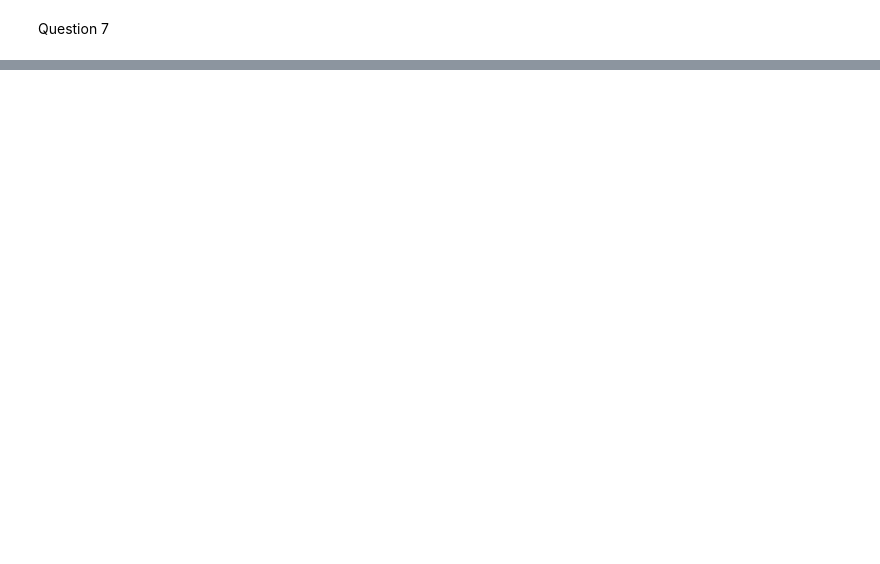
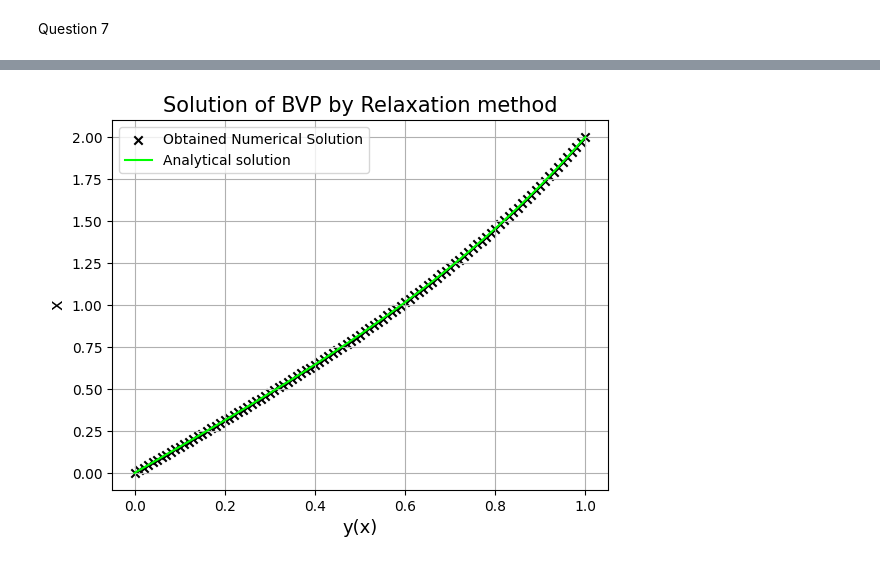
Before and after one commit to MayureshKanagal/Computational1, a Jupyter notebook: A2/A2(07).ipynb, the cells around one changed output, grey strips where cells are left out. Drawn from its saved outputs; the diff is of its cells as text; code cells hidden in the pictures; blank space fills up the shorter version.

```diff
--- a/A2/A2(07).ipynb
+++ b/A2/A2(07).ipynb
@@ -49,0 +50,77 @@ plt.show()
+# %%
+import numpy as np
+import matplotlib.pyplot as plt
+from scipy.sparse import diags
+# Range of values
+a = 0.0
+b = 1.0
+# Boundary Values
+y_a = 0.0
+y_b = 2.0
+n = 99 # Number of solution points
+h = (b-a)/(n+1)
+x = np.delete(np.arange(a,b,h),0) # this creates the time mesh points between a and b, i.e excluding a and b
+def y(x): # True Solution
+    return np.exp(2.0)*(np.exp(4.0)-1)**-1.0*(np.exp(2.0*x)-np.exp(-2.0*x))+x
+
+def q(x):
+    return 4.0
+def g(x):
+    return 4.0*x
+
+def Create_A(x):
+    sup = -1.0*np.ones(len(x)-1,dtype = np.float64)
+    sub = -1.0*np.ones(len(x)-1,dtype = np.float64)
+    dig = np.zeros(len(x),dtype = np.float64)
+    dig[:] = 2.0+q(x[:])*h**2.0
+    A = diags((sub,dig,sup),offsets=(-1,0,1),shape=(len(x),len(x)),dtype=np.float64)
+    A = A.toarray()*(1/h**2.0) # Converting sparse to Array
+    return A
+def create_k(x):
+    k = np.zeros(len(x),dtype = np.float64)
+    k[1:len(x)-2] = g(x[1:len(x)-2])
+    k[0] = g(x[0])+y_a/h**2.0
+    k[len(x)-1] = g(x[len(x)-1]) + y_b/h**2.0
+    return k
+# Creating the Two matrices
+A = Create_A(x)
+k = create_k(x)
+sol = np.linalg.solve(A,k) # This does not include the boundaries
+# Here we put the boundaries one by one : putting left
+x_full = np.insert(x,0,a)
+sol = np.insert(sol,0,y_a)
+# Putting Right
+x_full = np.insert(x_full,len(x_full),b)
+sol = np.insert(sol,len(sol),y_b)
+
+#PLotting the Computed Solution Vs The true Solution for 101 points
+
+plt.title("Solution of BVP by Relaxation method",size = 15)
+plt.scatter(x_full,sol,marker = 'x',color = 'black',label = "Obtained Numerical Solution")
+plt.plot(np.linspace(a,b,1000),y(np.linspace(a,b,1000)),color = '#00FF00',label = "Analytical solution")
+plt.grid()
+plt.xlabel("y(x)",size = 13)
+plt.ylabel("x",size = 13)
+plt.legend()
+plt.show()
+
+'''
+Calculating Error
+==================================
+Since the error occurs only in the inbetween computed points, we're gonna
+compare them only.
+
+err = |y_true - y_comp|/y_true
+
+Each point will have a relative error percentage that we will quote.
+FInally we will quote the average error percentage with a variance.
+'''
+err = np.zeros(n,dtype = np.float64)
+print("Point Index\tTrue Value\t\t\t\tComputed\t\t\t\t\tError\t\t\t\t\tpercentage")
+for i in range(n):
+	err[i] = np.abs(y(x[i]) - sol[i+1])/y(x[i])
+	print("\t",(i+1),"\t",y(x[i]),"\t",sol[i+1],"\t",err[i],"\t",100.0*err[i],"%")
+print("mean error percent = ",np.mean(err)*100.0,"%")
+print("variance = ",np.var(err)*100.0,"%")
+# %% [output]
+[figure, added]
```
Also changed, not shown: parts of 4 cells of this notebook, 26 other files.
